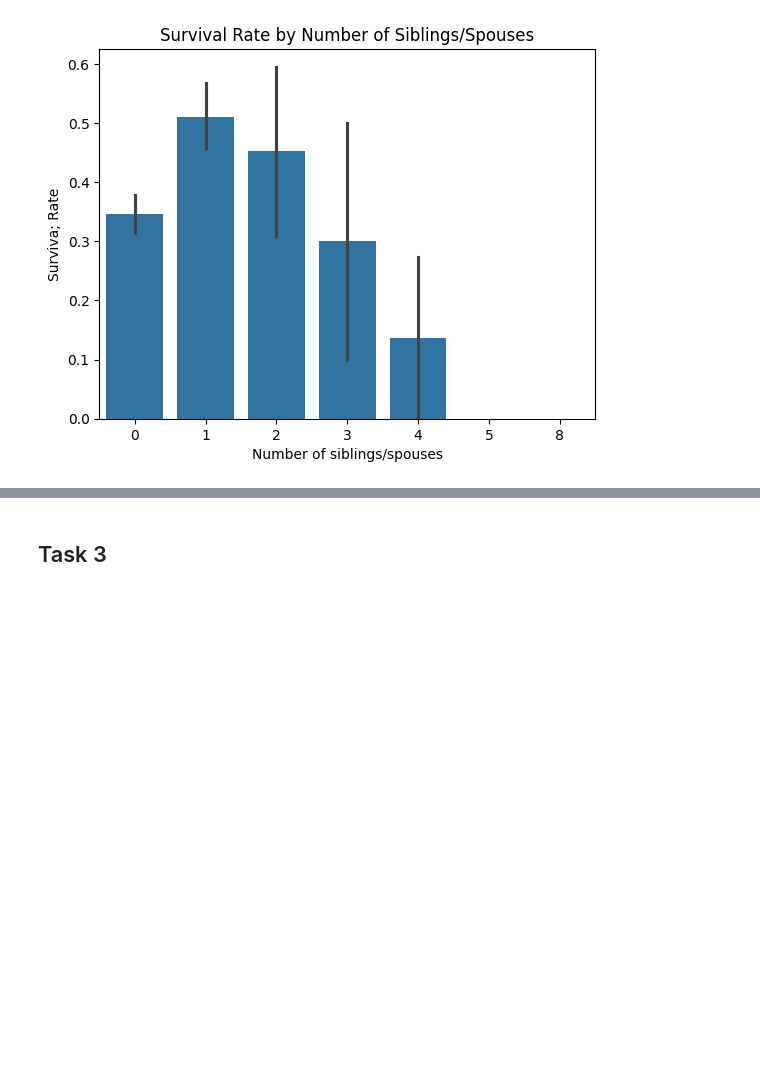
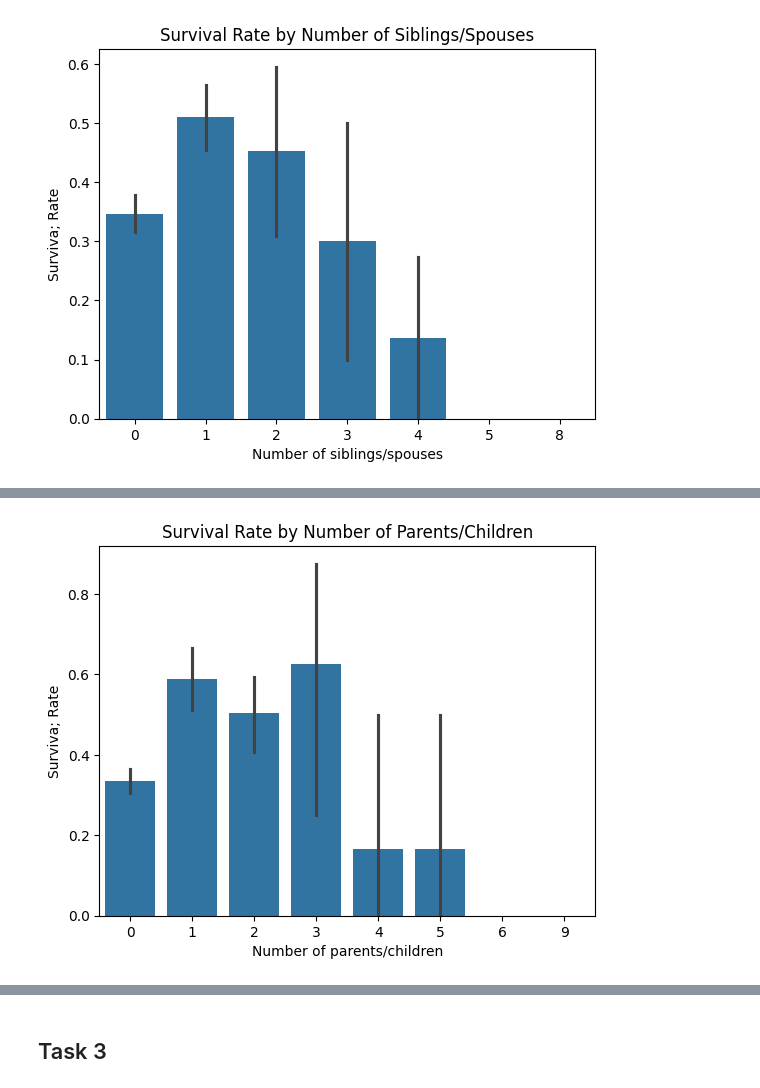
Before and after one commit to cayetana-h/ML-fundamentals-2025, a Jupyter notebook: first_assignment/assignment_1_cayetana_hinostroza.ipynb, the cells around one changed output, grey strips where cells are left out. Saved outputs shown, nothing was run; the diff lists cells and outputs as text; code cells hidden in the pictures; blank space fills up the shorter version.

```diff
--- a/first_assignment/assignment_1_cayetana_hinostroza.ipynb
+++ b/first_assignment/assignment_1_cayetana_hinostroza.ipynb
@@ -111,0 +139,8 @@ plt.show()
+# %%
+sns.barplot(x="parch", y="survived", data=df)
+plt.xlabel("Number of parents/children")
+plt.ylabel("Surviva; Rate")
+plt.title("Survival Rate by Number of Parents/Children")
+plt.show()
+# %% [output]
+[figure, added]
```
Also changed, not shown: parts of 29 cells of this notebook.
